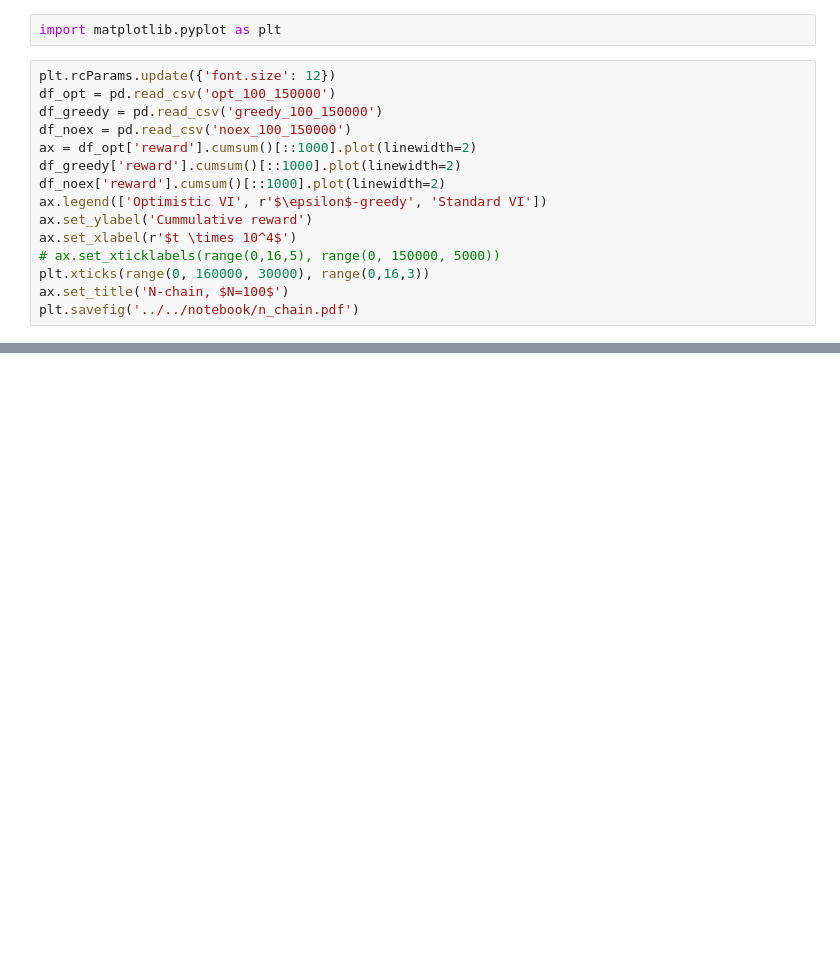
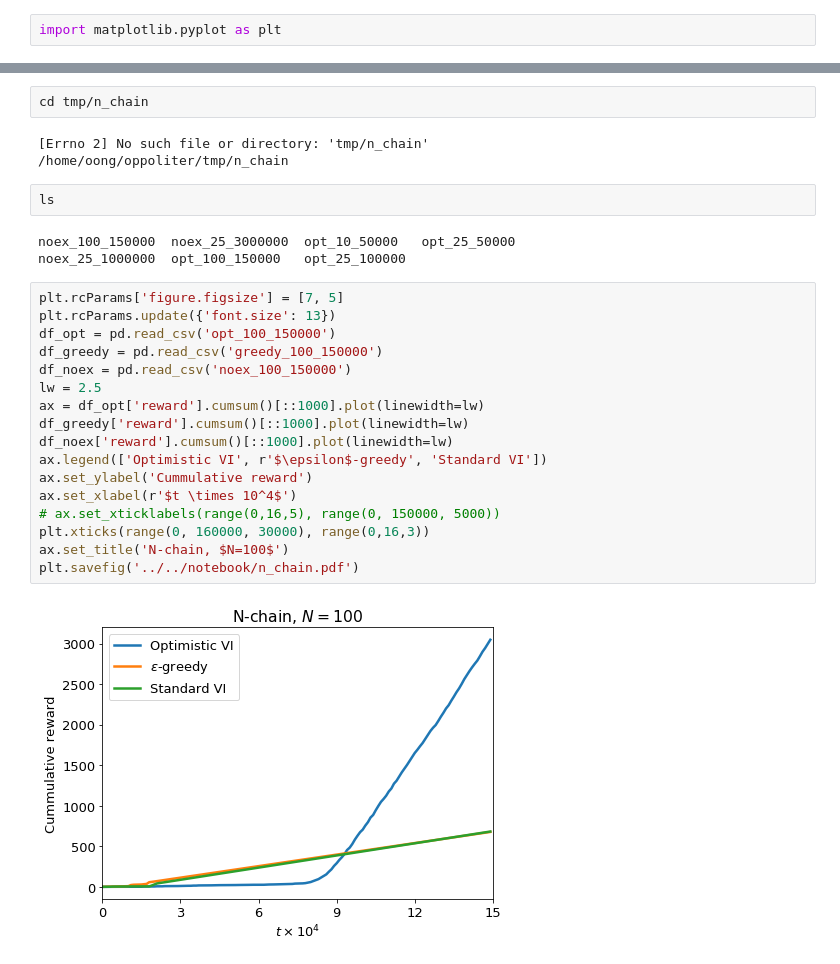
Before and after one commit to anhddo/oppoliter, a Jupyter notebook: notebook/Untitled1.ipynb, the cells around one changed output, grey strips where cells are left out. Drawn from its saved outputs; the diff is of its cells as text; blank space fills up the shorter version.

```diff
--- a/notebook/Untitled1.ipynb
+++ b/notebook/Untitled1.ipynb
@@ -25,17 +3,2 @@ greedy_50_50000
 # %%
 import matplotlib.pyplot as plt
-# %%
-plt.rcParams.update({'font.size': 12})
-df_opt = pd.read_csv('opt_100_150000')
-df_greedy = pd.read_csv('greedy_100_150000')
-df_noex = pd.read_csv('noex_100_150000')
-ax = df_opt['reward'].cumsum()[::1000].plot(linewidth=2)
-df_greedy['reward'].cumsum()[::1000].plot(linewidth=2)
-df_noex['reward'].cumsum()[::1000].plot(linewidth=2)
-ax.legend(['Optimistic VI', r'$\epsilon$-greedy', 'Standard VI'])
-ax.set_ylabel('Cummulative reward')
-ax.set_xlabel(r'$t \times 10^4$')
-# ax.set_xticklabels(range(0,16,5), range(0, 150000, 5000))
-plt.xticks(range(0, 160000, 30000), range(0,16,3))
-ax.set_title('N-chain, $N=100$')
-plt.savefig('../../notebook/n_chain.pdf')
@@ -58,0 +10,29 @@ noex_10_50         noex_3_5000    opt_25_500      opt_4_500
+# %%
+cd tmp/n_chain
+# %% [output]
+[Errno 2] No such file or directory: 'tmp/n_chain'
+/home/oong/oppoliter/tmp/n_chain
+# %%
+ls
+# %% [output]
+noex_100_150000  noex_25_3000000  opt_10_50000   opt_25_50000
+noex_25_1000000  opt_100_150000   opt_25_100000
+# %%
+plt.rcParams['figure.figsize'] = [7, 5]
+plt.rcParams.update({'font.size': 13})
+df_opt = pd.read_csv('opt_100_150000')
+df_greedy = pd.read_csv('greedy_100_150000')
+df_noex = pd.read_csv('noex_100_150000')
+lw = 2.5
+ax = df_opt['reward'].cumsum()[::1000].plot(linewidth=lw)
+df_greedy['reward'].cumsum()[::1000].plot(linewidth=lw)
+df_noex['reward'].cumsum()[::1000].plot(linewidth=lw)
+ax.legend(['Optimistic VI', r'$\epsilon$-greedy', 'Standard VI'])
+ax.set_ylabel('Cummulative reward')
+ax.set_xlabel(r'$t \times 10^4$')
+# ax.set_xticklabels(range(0,16,5), range(0, 150000, 5000))
+plt.xticks(range(0, 160000, 30000), range(0,16,3))
+ax.set_title('N-chain, $N=100$')
+plt.savefig('../../notebook/n_chain.pdf')
+# %% [output]
+[figure, added]
```
Also changed, not shown: parts of 4 cells of this notebook, 8 other files.
